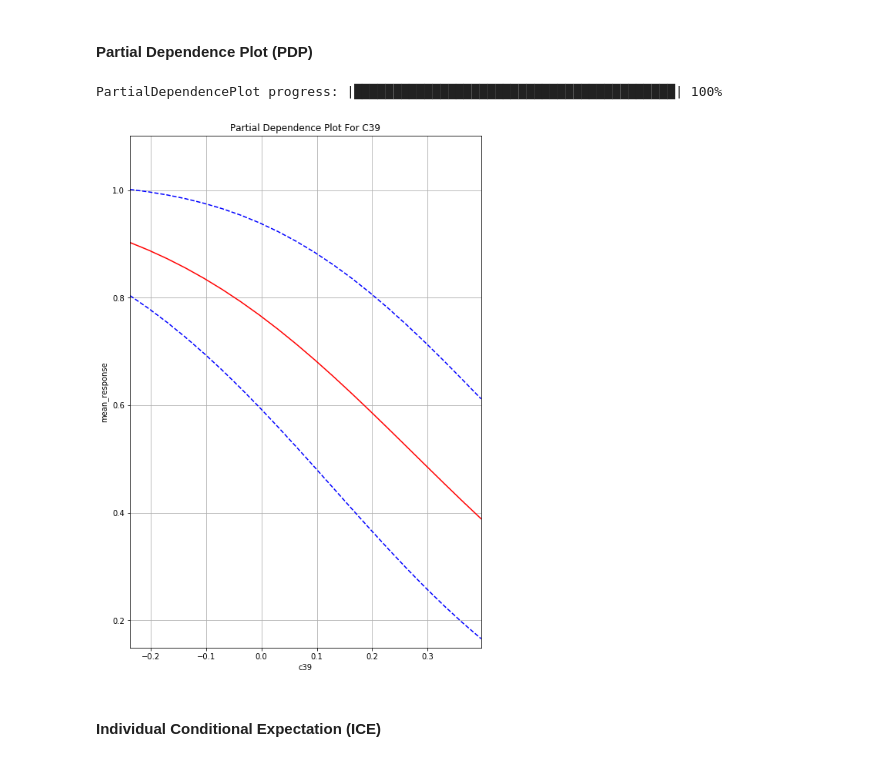
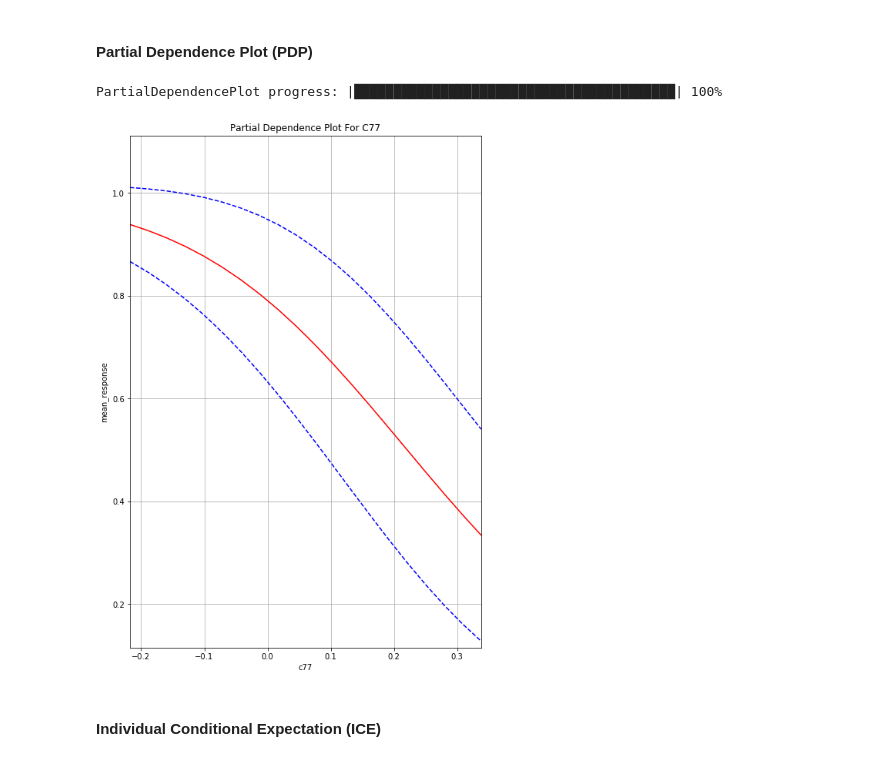
Before and after one commit to MandyMY/AI-Addin, a Jupyter notebook: notebook/yelp.ipynb, the cells around one changed output. Cells and saved outputs as stored; diff of their text form; code cells hidden in the pictures.

```diff
--- a/notebook/yelp.ipynb
+++ b/notebook/yelp.ipynb
@@ -325,9 +365,9 @@ glm_logistic_plus_summary.varimp_plot()
 # %% [markdown]
 #### Partial Dependence Plot (PDP)
 # %%
-pdp_word_vecs = glm_logistic_plus_summary.partial_plot(data = ext_train, cols = ["C39"])
+pdp_word_vecs = glm_logistic_plus_summary.partial_plot(data = ext_train, cols = ["C77"])
 # %% [output]
 PartialDependencePlot progress: |█████████████████████████████████████████| 100%
-[figure, old version]
+[figure, new version]
 # %% [markdown]
 #### Individual Conditional Expectation (ICE)
```
Also changed, not shown: parts of 44 cells of this notebook, 6 other files.
